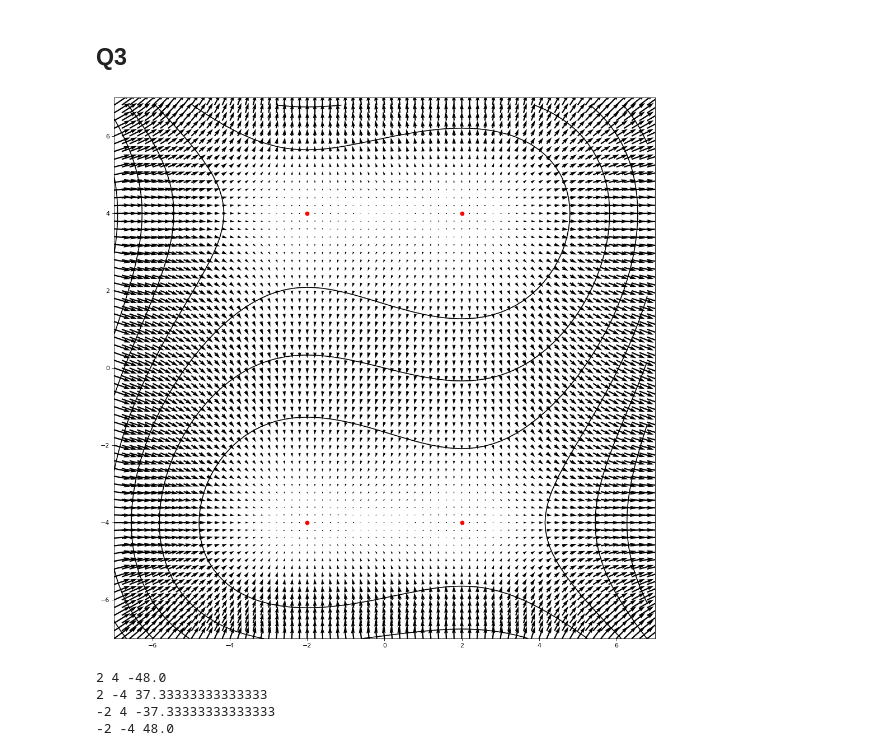
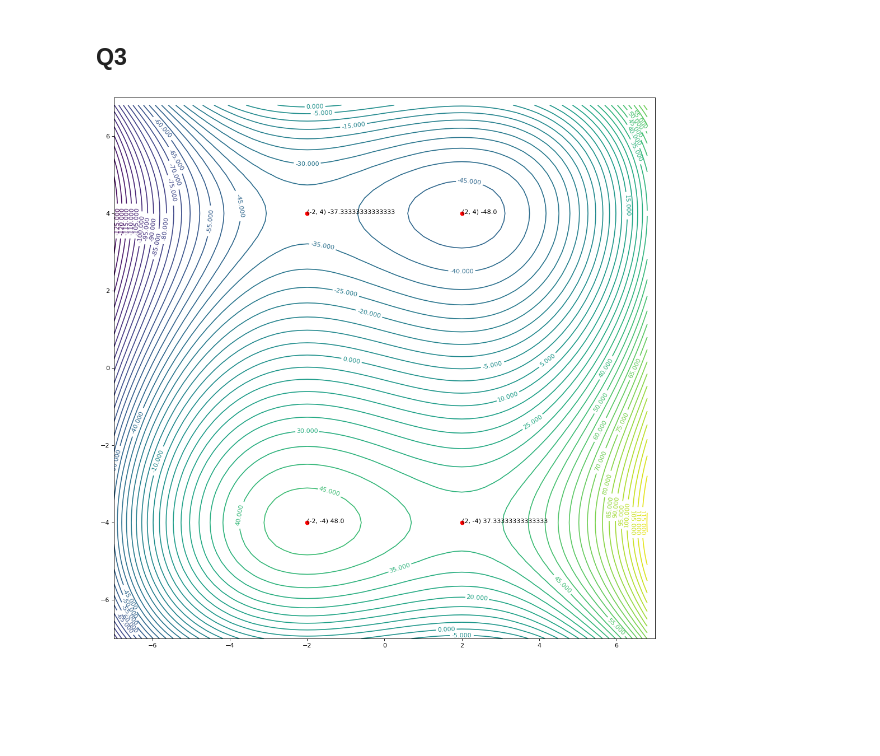
Before and after one commit to RuolinZheng08/cmsc25460-optimization, a Jupyter notebook: HW3_convex_func.ipynb, the cells around one changed output. Saved outputs shown, nothing was run; the diff lists cells and outputs as text; code cells hidden in the pictures; blank space fills up the shorter version.

```diff
--- a/HW3_convex_func.ipynb
+++ b/HW3_convex_func.ipynb
@@ -95,30 +95,24 @@ indefinite
 # %%
 variables = sp.symbols('x1 x2')
 x1, x2 = variables
 func = x1**3/3 - 4*x1 + x2**3/3 - 16*x2
 grad = derive_by_array(func, variables)
 num_func = sp.lambdify(variables, func)
 num_grad = sp.lambdify(variables, grad)
 
 X, Y = np.meshgrid(np.arange(-7, 7, 0.2), np.arange(-7, 7, 0.2))
 F = num_func(X, Y)
-U, V = num_grad(X, Y)
 plt.figure(figsize=(18, 16), dpi= 80, facecolor='w', edgecolor='k')
-plt.contour(X, Y, F, 10, colors = 'k', linestyles = 'solid')        # Generates the contour plot for f
-plt.axes().set_aspect('equal')                                      # Scale the plot size to get same aspect ratio
+cs = plt.contour(X, Y, F, 60)
+plt.clabel(cs, inline=1, fontsize=10)
+plt.axes().set_aspect('equal')
 plt.axis([-7, 7, -7, 7])
-plt.quiver(X, Y, U, V, edgecolor='k', scale = 1500)                 # Plots the vecotr field U,V over the grid (X,Y)
 # highlight the points
 xs = [2, 2, -2, -2]
 ys = [4, -4, 4, -4]
 plt.plot(xs, ys, 'ro')
+for x, y in zip(xs, ys):
+  plt.annotate('({}, {}) {}'.format(x, y, num_func(x, y)), (x, y))
 plt.show()
-
-for x, y in zip(xs, ys):
-  print(x, y, num_func(x, y))
 # %% [output]
-[figure, old version]
+[figure, new version]
-2 4 -48.0
-2 -4 37.33333333333333
--2 4 -37.33333333333333
--2 -4 48.0
```
